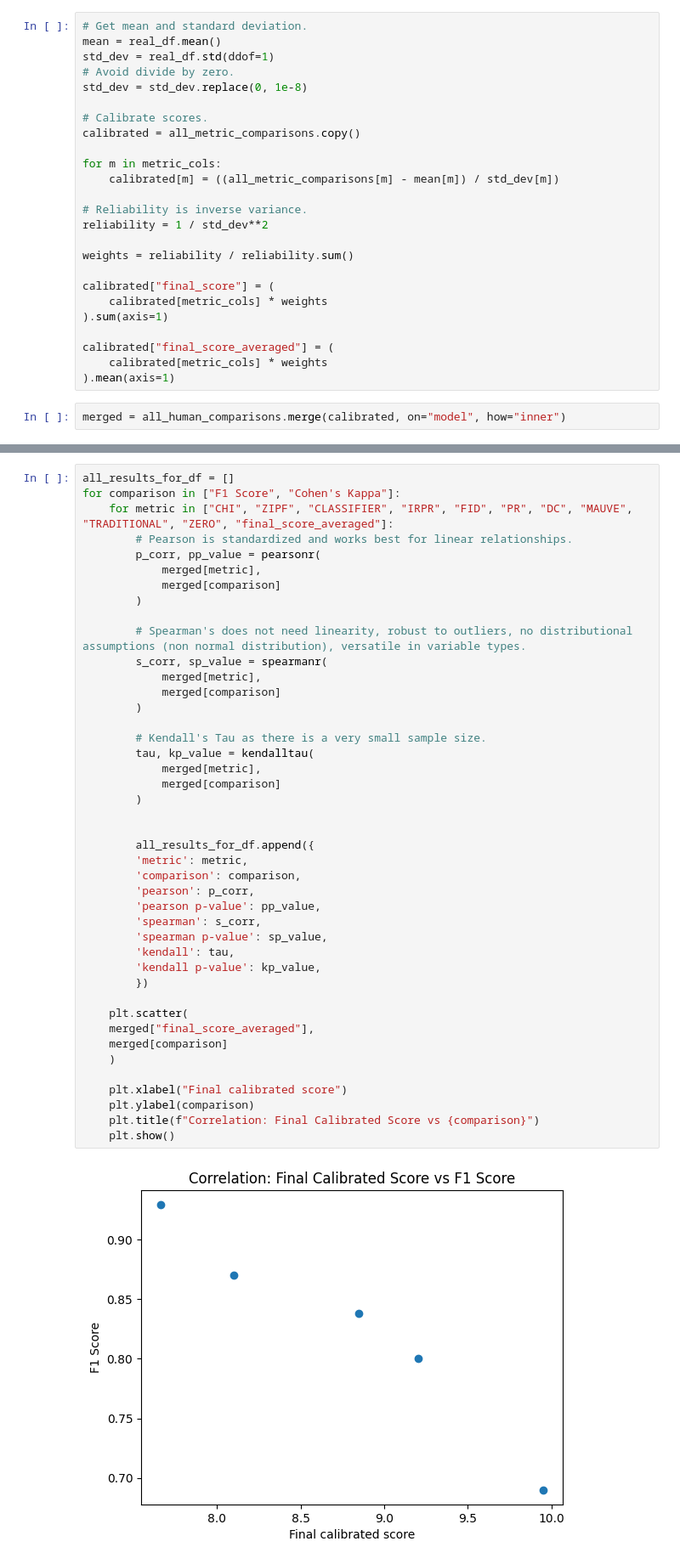
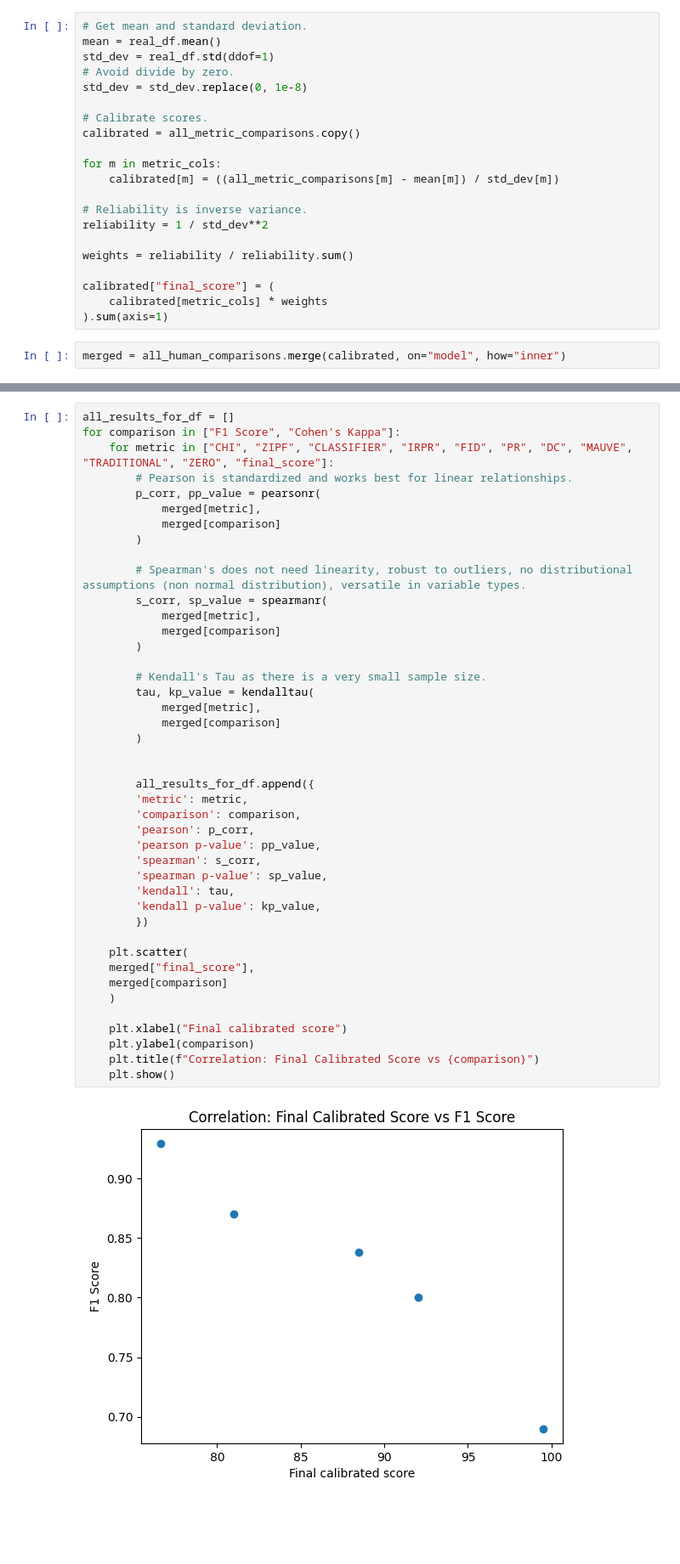
Before and after one commit to isabel-ronan/localSyntheticData, a Jupyter notebook: comparing_all.ipynb, the cells around one changed output, grey strips where cells are left out. Shown at 85% size. Cells and saved outputs as stored; diff of their text form; blank space fills up the shorter version.

```diff
--- a/comparing_all.ipynb
+++ b/comparing_all.ipynb
@@ -48,10 +48,6 @@ weights = reliability / reliability.sum()
 calibrated["final_score"] = (
     calibrated[metric_cols] * weights
 ).sum(axis=1)
-
-calibrated["final_score_averaged"] = (
-    calibrated[metric_cols] * weights
-).mean(axis=1)
 # %%
 merged = all_human_comparisons.merge(calibrated, on="model", how="inner")
 # %%
@@ -66,7 +62,7 @@ merged
 # %%
 all_results_for_df = []
 for comparison in ["F1 Score", "Cohen's Kappa"]:
-    for metric in ["CHI", "ZIPF", "CLASSIFIER", "IRPR", "FID", "PR", "DC", "MAUVE", "TRADITIONAL", "ZERO", "final_score_averaged"]:
+    for metric in ["CHI", "ZIPF", "CLASSIFIER", "IRPR", "FID", "PR", "DC", "MAUVE", "TRADITIONAL", "ZERO", "final_score"]:
         # Pearson is standardized and works best for linear relationships.
         p_corr, pp_value = pearsonr(
             merged[metric],
@@ -79,32 +75,32 @@ for comparison in ["F1 Score", "Cohen's Kappa"]:
             merged[comparison]
         )
 
         # Kendall's Tau as there is a very small sample size.
         tau, kp_value = kendalltau(
             merged[metric],
             merged[comparison]
         )
 
 
         all_results_for_df.append({
         'metric': metric,
         'comparison': comparison,
         'pearson': p_corr,
         'pearson p-value': pp_value,
         'spearman': s_corr,
         'spearman p-value': sp_value,
         'kendall': tau,
         'kendall p-value': kp_value,
         })
 
     plt.scatter(
-    merged["final_score_averaged"],
+    merged["final_score"],
     merged[comparison]
     )
 
     plt.xlabel("Final calibrated score")
     plt.ylabel(comparison)
     plt.title(f"Correlation: Final Calibrated Score vs {comparison}")
     plt.show()
 # %% [output]
-[figure, old version]
+[figure, new version]
```
Also changed, not shown: parts of 3 cells of this notebook, 3 other files.
